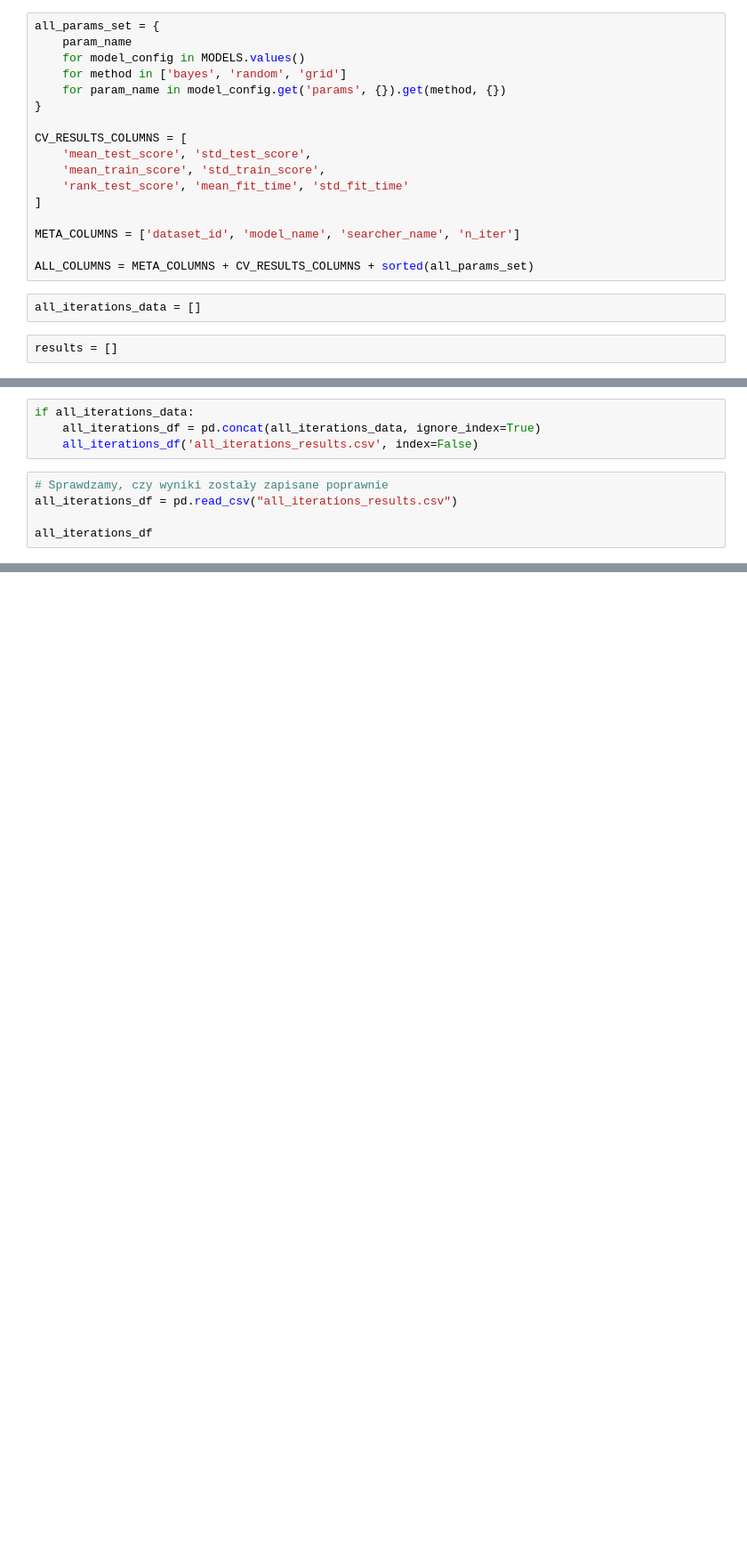
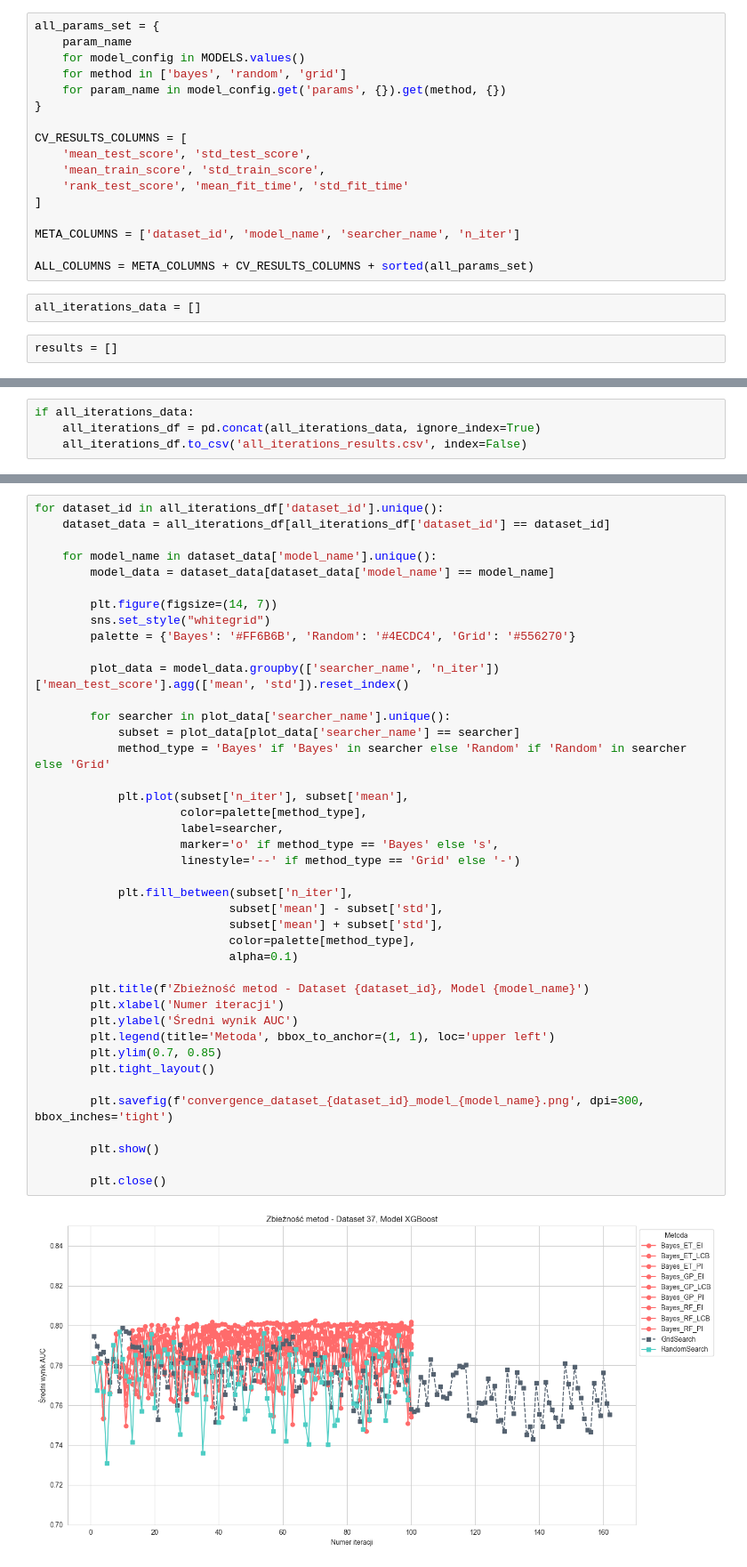
Before and after one commit to montaluta/Bayesian-Optimization-Bachelor-Thesis, a Jupyter notebook: Eksperyment.ipynb, the cells around one changed output, grey strips where cells are left out. Shown: that part at 89% size. Cells and saved outputs as stored; diff of their text form; blank space fills up the shorter version.

```diff
--- a/Eksperyment.ipynb
+++ b/Eksperyment.ipynb
@@ -300,9 +336,4 @@ results_df
 # %%
 if all_iterations_data:
     all_iterations_df = pd.concat(all_iterations_data, ignore_index=True)
-    all_iterations_df('all_iterations_results.csv', index=False)
+    all_iterations_df.to_csv('all_iterations_results.csv', index=False)
-# %%
-# Sprawdzamy, czy wyniki zostały zapisane poprawnie
-all_iterations_df = pd.read_csv("all_iterations_results.csv")
-
-all_iterations_df
@@ -308,0 +356,43 @@ all_iterations_df
+# %%
+for dataset_id in all_iterations_df['dataset_id'].unique():
+    dataset_data = all_iterations_df[all_iterations_df['dataset_id'] == dataset_id]
+
+    for model_name in dataset_data['model_name'].unique():
+        model_data = dataset_data[dataset_data['model_name'] == model_name]
+
+        plt.figure(figsize=(14, 7))
+        sns.set_style("whitegrid")
+        palette = {'Bayes': '#FF6B6B', 'Random': '#4ECDC4', 'Grid': '#556270'}
+
+        plot_data = model_data.groupby(['searcher_name', 'n_iter'])['mean_test_score'].agg(['mean', 'std']).reset_index()
+
+        for searcher in plot_data['searcher_name'].unique():
+            subset = plot_data[plot_data['searcher_name'] == searcher]
+            method_type = 'Bayes' if 'Bayes' in searcher else 'Random' if 'Random' in searcher else 'Grid'
+
+            plt.plot(subset['n_iter'], subset['mean'],
+                     color=palette[method_type],
+                     label=searcher,
+                     marker='o' if method_type == 'Bayes' else 's',
+                     linestyle='--' if method_type == 'Grid' else '-')
+
+            plt.fill_between(subset['n_iter'],
+                            subset['mean'] - subset['std'],
+                            subset['mean'] + subset['std'],
+                            color=palette[method_type],
+                            alpha=0.1)
+
+        plt.title(f'Zbieżność metod - Dataset {dataset_id}, Model {model_name}')
+        plt.xlabel('Numer iteracji')
+        plt.ylabel('Średni wynik AUC')
+        plt.legend(title='Metoda', bbox_to_anchor=(1, 1), loc='upper left')
+        plt.ylim(0.7, 0.85)
+        plt.tight_layout()
+
+        plt.savefig(f'convergence_dataset_{dataset_id}_model_{model_name}.png', dpi=300, bbox_inches='tight')
+
+        plt.show()
+
+        plt.close()
+# %% [output]
+[figure, added]
```
Also changed, not shown: parts of 5 cells of this notebook.
